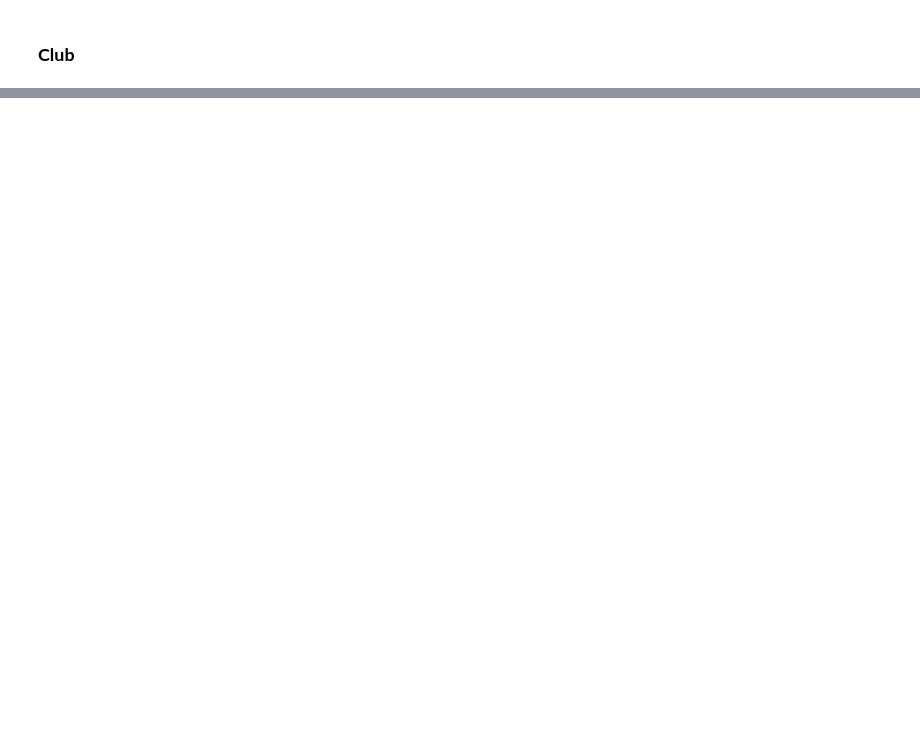
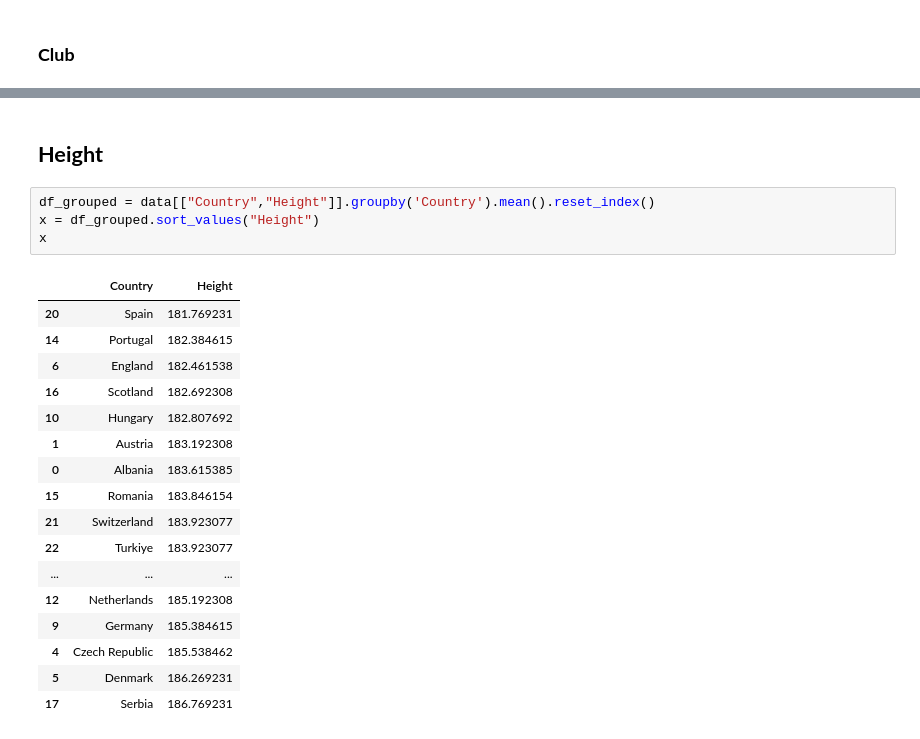
Before and after one commit to messbah-m-e/Exploratory-data-analysis, a Jupyter notebook: euro 2024.ipynb, the cells around one changed output, grey strips where cells are left out. Drawn from its saved outputs; the diff is of its cells as text; blank space fills up the shorter version.

```diff
--- a/euro 2024.ipynb
+++ b/euro 2024.ipynb
@@ -91,0 +152,24 @@ plt.show()
+# %% [markdown]
+## **Height**
+# %%
+df_grouped = data[["Country","Height"]].groupby('Country').mean().reset_index()
+x = df_grouped.sort_values("Height")
+x
+# %% [output]
+|  | Country | Height |
+| 20 | Spain | 181.769231 |
+| 14 | Portugal | 182.384615 |
+| 6 | England | 182.461538 |
+| 16 | Scotland | 182.692308 |
+| 10 | Hungary | 182.807692 |
+| 1 | Austria | 183.192308 |
+| 0 | Albania | 183.615385 |
+| 15 | Romania | 183.846154 |
+| 21 | Switzerland | 183.923077 |
+| 22 | Turkiye | 183.923077 |
+| ... | ... | ... |
+| 12 | Netherlands | 185.192308 |
+| 9 | Germany | 185.384615 |
+| 4 | Czech Republic | 185.538462 |
+| 5 | Denmark | 186.269231 |
+| 17 | Serbia | 186.769231 |
```
Also changed, not shown: parts of 7 cells of this notebook.
